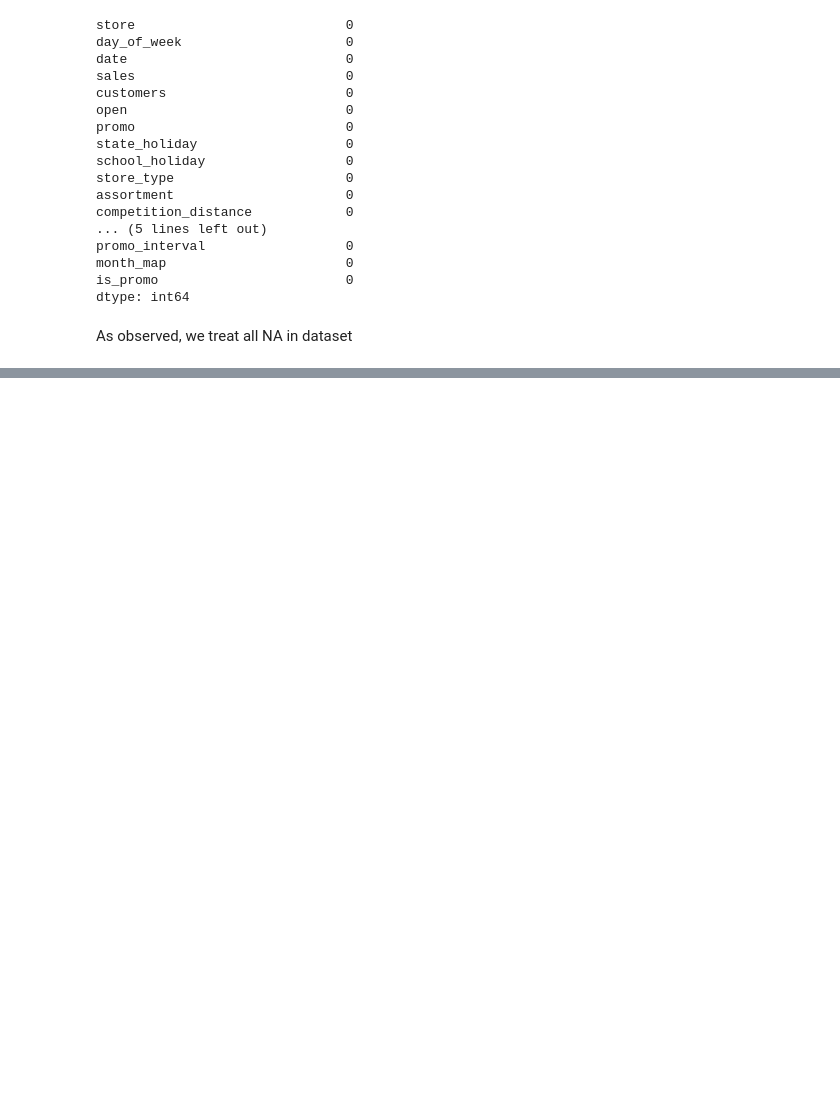
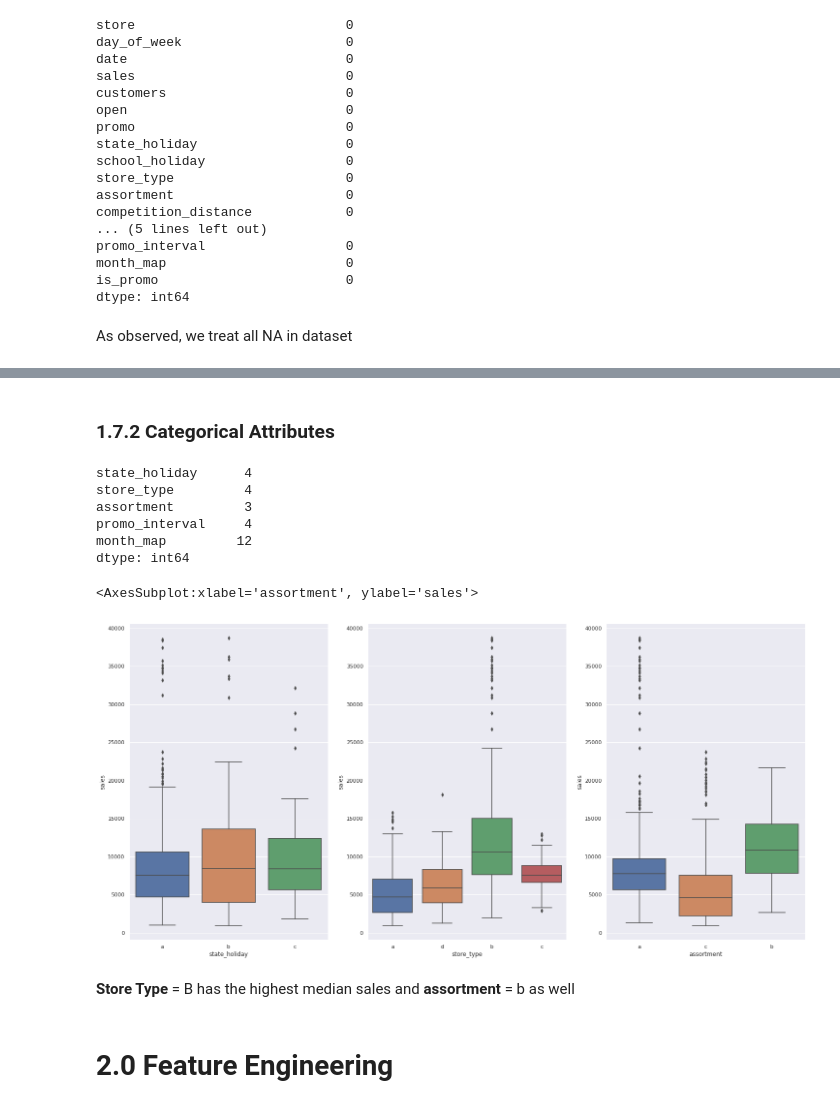
Before and after one commit to Alexandre-Magno/rossmann_sales, a Jupyter notebook: Ciclo_01_rossmann.ipynb, the cells around one changed output, grey strips where cells are left out. Cells and saved outputs as stored; diff of their text form; code cells hidden in the pictures; blank space fills up the shorter version.

```diff
--- a/Ciclo_01_rossmann.ipynb
+++ b/Ciclo_01_rossmann.ipynb
@@ -186,0 +215,7 @@ As observed, we treat all NA in dataset
+# %%
+df1['competition_open_since_month'] = df1['competition_open_since_month'].astype( int )
+
+df1['competition_open_since_year'] = df1['competition_open_since_year'].astype( int )
+
+df1['promo2_since_week'] = df1['promo2_since_week'].astype( int )
+df1['promo2_since_year'] = df1['promo2_since_year'].astype( int )
@@ -186,0 +265,30 @@ As observed, we treat all NA in dataset
+# %% [markdown]
+### 1.7.2 Categorical Attributes
+# %%
+cat_att.apply( lambda x: x.unique().shape[0] )
+# %% [output]
+state_holiday      4
+store_type         4
+assortment         3
+promo_interval     4
+month_map         12
+dtype: int64
+# %%
+aux1 = df1[(df1['state_holiday'] != '0' ) & (df1['sales'] > 0 ) ]
+
+plt.subplot(1 , 3 ,1)
+sns.boxplot( x='state_holiday' , y = 'sales' ,data = aux1)
+
+plt.subplot(1 , 3 ,2)
+sns.boxplot( x='store_type' , y = 'sales' ,data = aux1)
+
+
+plt.subplot(1 , 3 ,3)
+sns.boxplot( x='assortment' , y = 'sales' ,data = aux1)
+# %% [output]
+<AxesSubplot:xlabel='assortment', ylabel='sales'>
+[figure, added]
+# %% [markdown]
+**Store Type** = B has the highest median sales and **assortment** = b as well
+# %% [markdown]
+# 2.0 Feature Engineering
```
Also changed, not shown: parts of 11 cells of this notebook, 1 other file.
